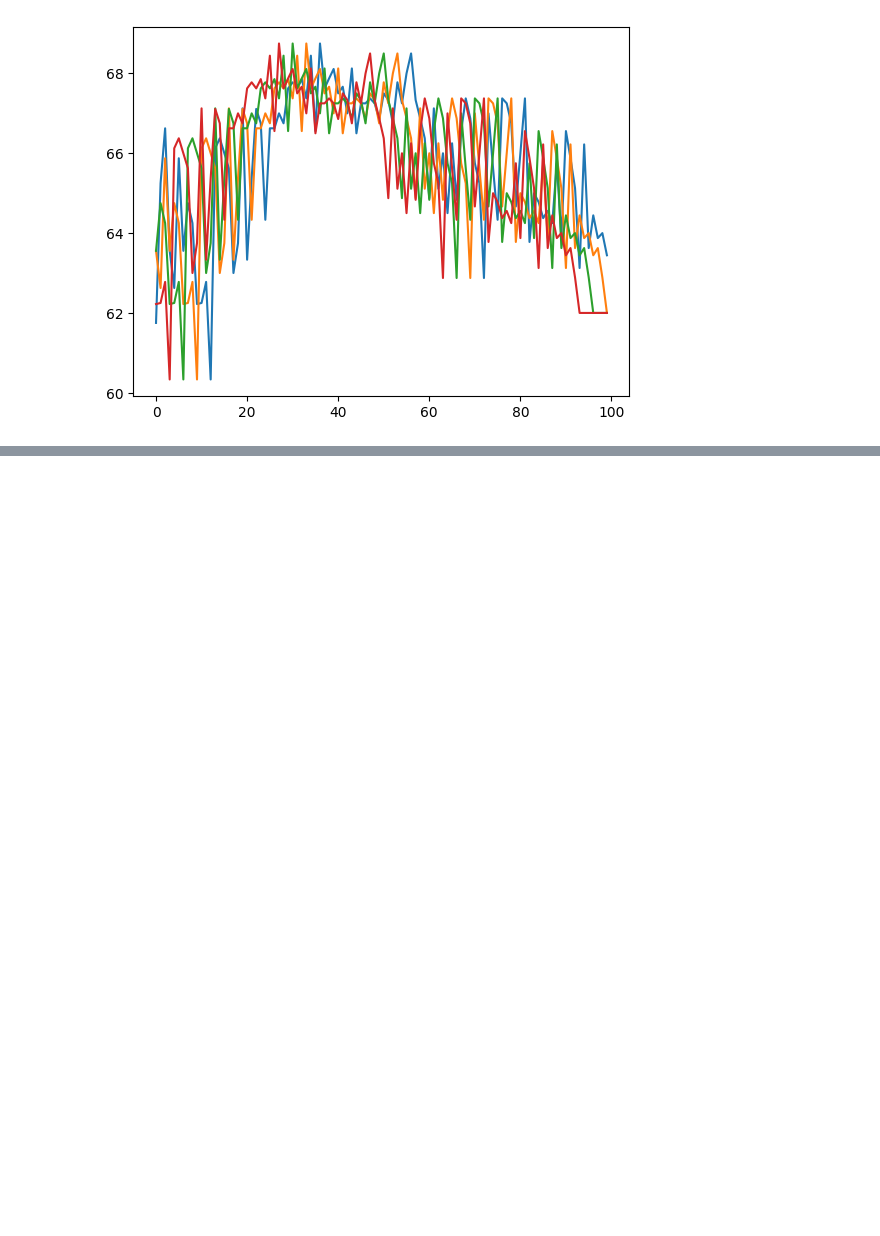
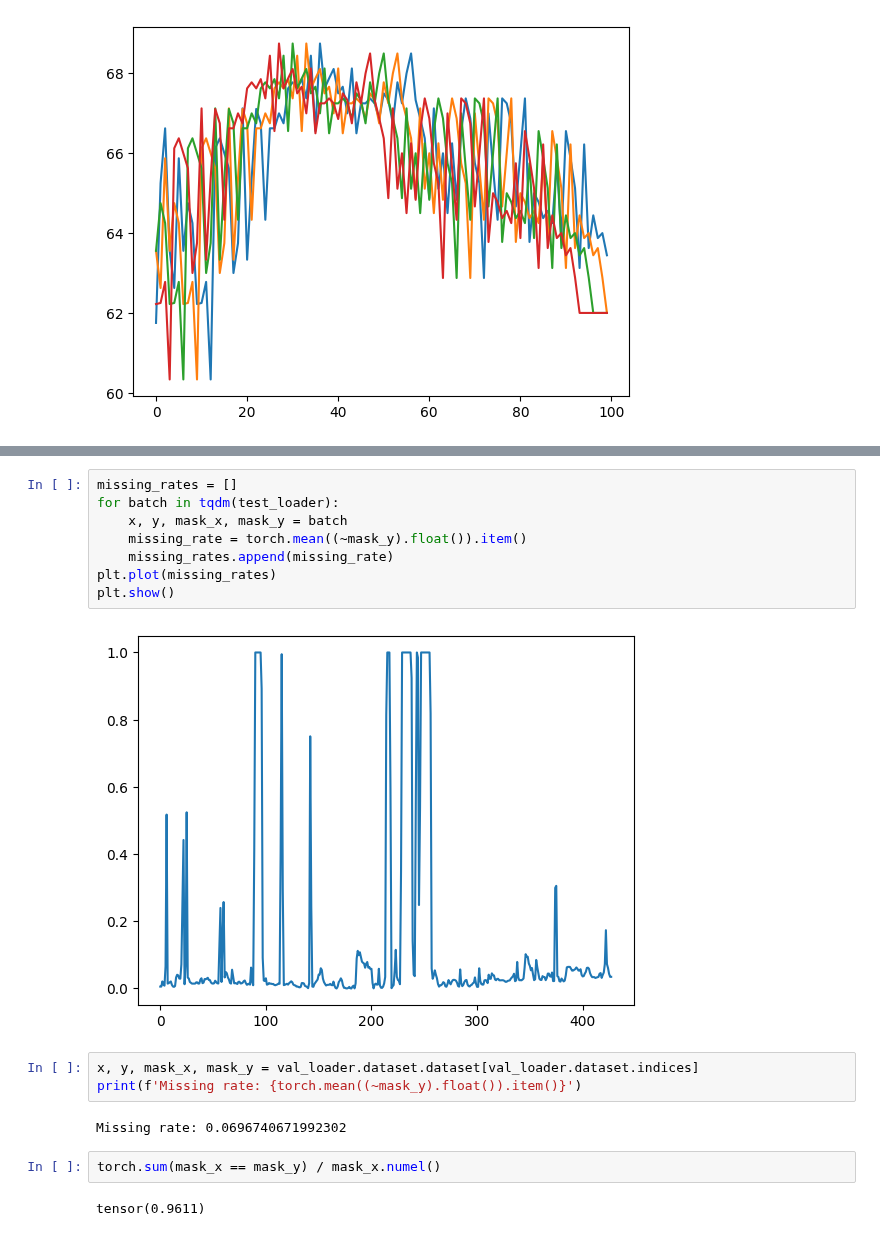
Before and after one commit to Mu-Bilal/Temporal-Graph-MLP-Mixer, a Jupyter notebook: src/TGMM-1/dev/inference_test.ipynb, the cells around one changed output, grey strips where cells are left out. Cells and saved outputs as stored; diff of their text form; blank space fills up the shorter version.

```diff
--- a/src/TGMM-1/dev/inference_test.ipynb
+++ b/src/TGMM-1/dev/inference_test.ipynb
@@ -122,0 +169,19 @@ plt.show()
+# %%
+missing_rates = []
+for batch in tqdm(test_loader):
+    x, y, mask_x, mask_y = batch
+    missing_rate = torch.mean((~mask_y).float()).item()
+    missing_rates.append(missing_rate)
+plt.plot(missing_rates)
+plt.show()
+# %% [output]
+[figure, added]
+# %%
+x, y, mask_x, mask_y = val_loader.dataset.dataset[val_loader.dataset.indices]
+print(f'Missing rate: {torch.mean((~mask_y).float()).item()}')
+# %% [output]
+Missing rate: 0.0696740671992302
+# %%
+torch.sum(mask_x == mask_y) / mask_x.numel()
+# %% [output]
+tensor(0.9611)
```
Also changed, not shown: parts of 13 cells of this notebook, 3 other files.
